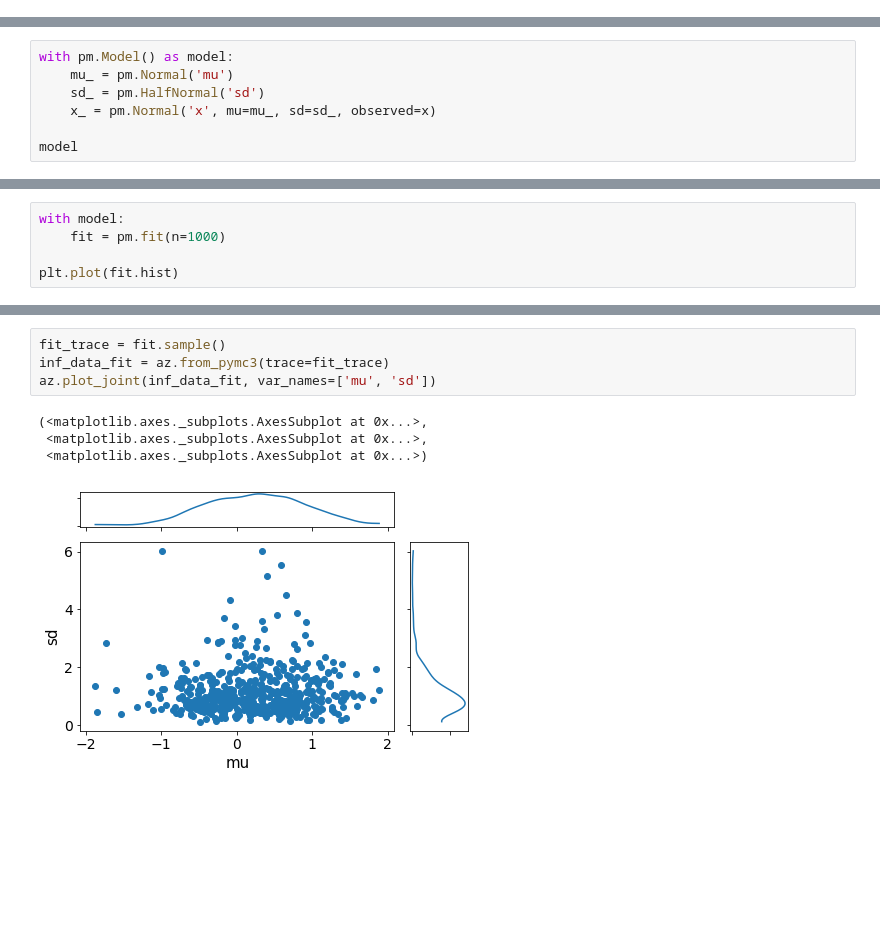
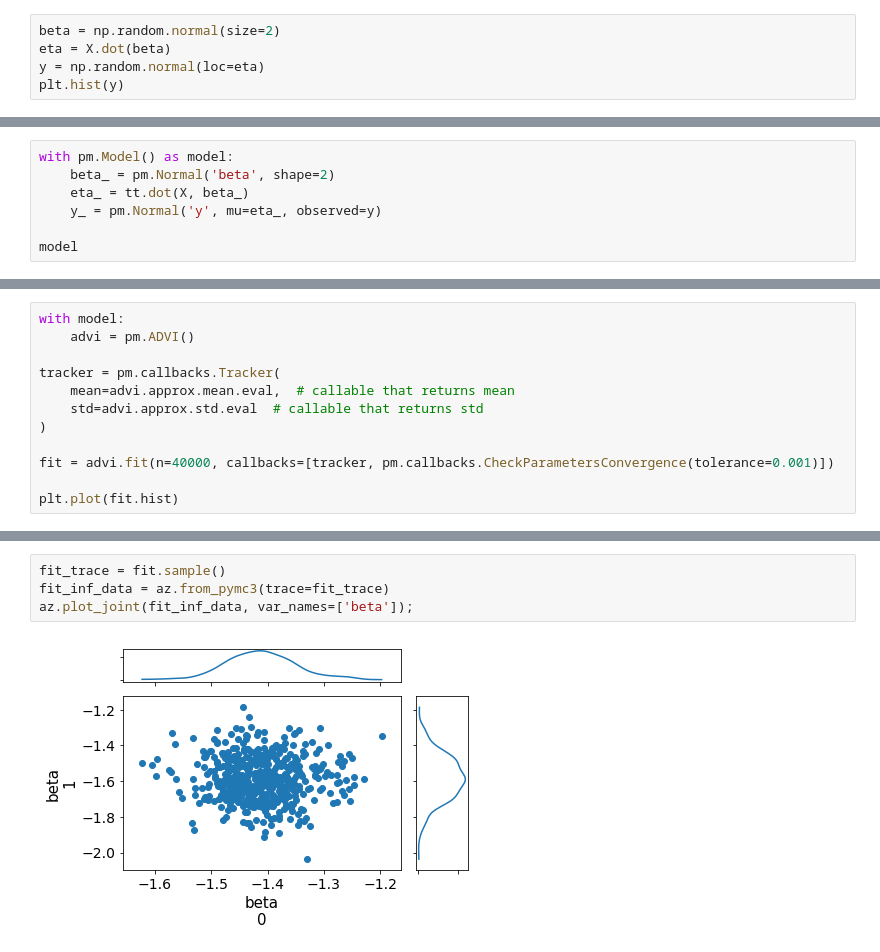
Before and after one commit to christiaanjs/pylo, a Jupyter notebook: scripts/diagnostics.ipynb, the cells around one changed output, grey strips where cells are left out. Cells and saved outputs as stored; diff of their text form; blank space fills up the shorter version.

```diff
--- a/scripts/diagnostics.ipynb
+++ b/scripts/diagnostics.ipynb
@@ -12,0 +21,5 @@ x = np.random.normal(mu, sd, size=n)
+# %%
+beta = np.random.normal(size=2)
+eta = X.dot(beta)
+y = np.random.normal(loc=eta)
+plt.hist(y)
@@ -13,8 +33,8 @@ x = np.random.normal(mu, sd, size=n)
 # %%
 with pm.Model() as model:
-    mu_ = pm.Normal('mu')
-    sd_ = pm.HalfNormal('sd')
-    x_ = pm.Normal('x', mu=mu_, sd=sd_, observed=x)
+    beta_ = pm.Normal('beta', shape=2)
+    eta_ = tt.dot(X, beta_)
+    y_ = pm.Normal('y', mu=eta_, observed=y)
 
 model
 # %% [output]
@@ -24,7 +44,2 @@ $$
             \end{array}
             $$
-# %%
-with model:
-    fit = pm.fit(n=1000)
-
-plt.plot(fit.hist)
@@ -60,0 +58,12 @@ az.plot_joint(inf_data, var_names=['mu', 'sd'])
+# %%
+with model:
+    advi = pm.ADVI()
+
+tracker = pm.callbacks.Tracker(
+    mean=advi.approx.mean.eval,  # callable that returns mean
+    std=advi.approx.std.eval  # callable that returns std
+)
+
+fit = advi.fit(n=40000, callbacks=[tracker, pm.callbacks.CheckParametersConvergence(tolerance=0.001)])
+
+plt.plot(fit.hist)
@@ -61,10 +88,7 @@ az.plot_joint(inf_data, var_names=['mu', 'sd'])
 # %%
 fit_trace = fit.sample()
-inf_data_fit = az.from_pymc3(trace=fit_trace)
-az.plot_joint(inf_data_fit, var_names=['mu', 'sd'])
+fit_inf_data = az.from_pymc3(trace=fit_trace)
+az.plot_joint(fit_inf_data, var_names=['beta']);
 # %% [output]
-(<matplotlib.axes._subplots.AxesSubplot at 0x...>,
- <matplotlib.axes._subplots.AxesSubplot at 0x...>,
- <matplotlib.axes._subplots.AxesSubplot at 0x...>)
-[figure, old version]
+[figure, new version]
 # %%
```
Also changed, not shown: parts of 16 cells of this notebook.
